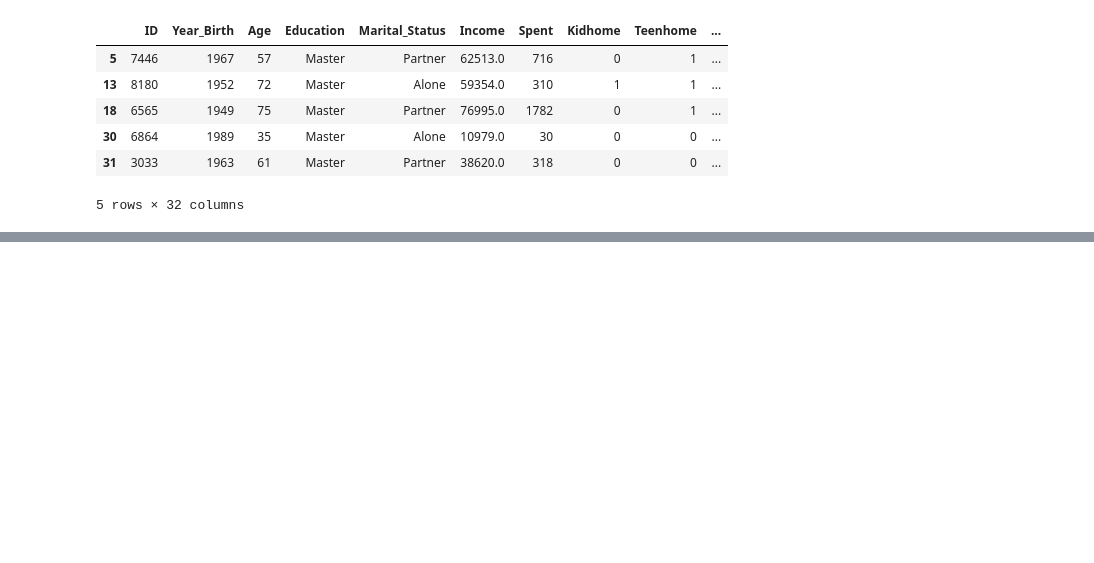
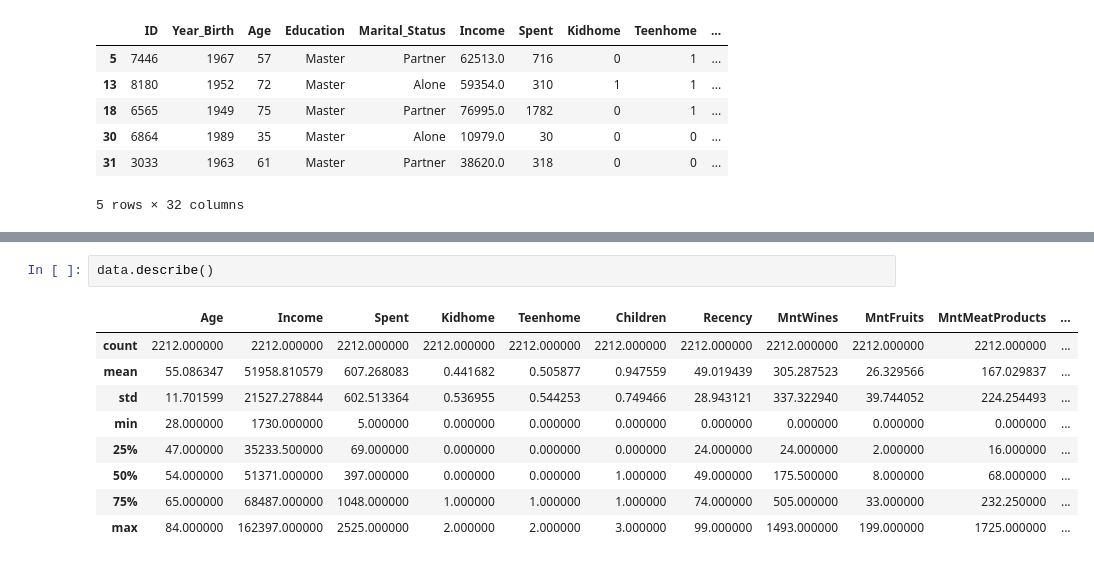
Before and after one commit to nicolaronchini/Clustering, a Jupyter notebook: clustering.ipynb, the cells around one changed output, grey strips where cells are left out. Saved outputs shown, nothing was run; the diff lists cells and outputs as text; blank space fills up the shorter version.

```diff
--- a/clustering.ipynb
+++ b/clustering.ipynb
@@ -445,0 +448,12 @@ ax = sns.heatmap(data.corr(), annot=True)
+# %%
+data.describe()
+# %% [output]
+|  | Age | Income | Spent | Kidhome | Teenhome | Children | Recency | MntWines | MntFruits | MntMeatProducts | ... |
+| count | 2212.000000 | 2212.000000 | 2212.000000 | 2212.000000 | 2212.000000 | 2212.000000 | 2212.000000 | 2212.000000 | 2212.000000 | 2212.000000 | ... |
+| mean | 55.086347 | 51958.810579 | 607.268083 | 0.441682 | 0.505877 | 0.947559 | 49.019439 | 305.287523 | 26.329566 | 167.029837 | ... |
+| std | 11.701599 | 21527.278844 | 602.513364 | 0.536955 | 0.544253 | 0.749466 | 28.943121 | 337.322940 | 39.744052 | 224.254493 | ... |
+| min | 28.000000 | 1730.000000 | 5.000000 | 0.000000 | 0.000000 | 0.000000 | 0.000000 | 0.000000 | 0.000000 | 0.000000 | ... |
+| 25% | 47.000000 | 35233.500000 | 69.000000 | 0.000000 | 0.000000 | 0.000000 | 24.000000 | 24.000000 | 2.000000 | 16.000000 | ... |
+| 50% | 54.000000 | 51371.000000 | 397.000000 | 0.000000 | 0.000000 | 1.000000 | 49.000000 | 175.500000 | 8.000000 | 68.000000 | ... |
+| 75% | 65.000000 | 68487.000000 | 1048.000000 | 1.000000 | 1.000000 | 1.000000 | 74.000000 | 505.000000 | 33.000000 | 232.250000 | ... |
+| max | 84.000000 | 162397.000000 | 2525.000000 | 2.000000 | 2.000000 | 3.000000 | 99.000000 | 1493.000000 | 199.000000 | 1725.000000 | ... |
```
Also changed, not shown: parts of 22 cells of this notebook.
